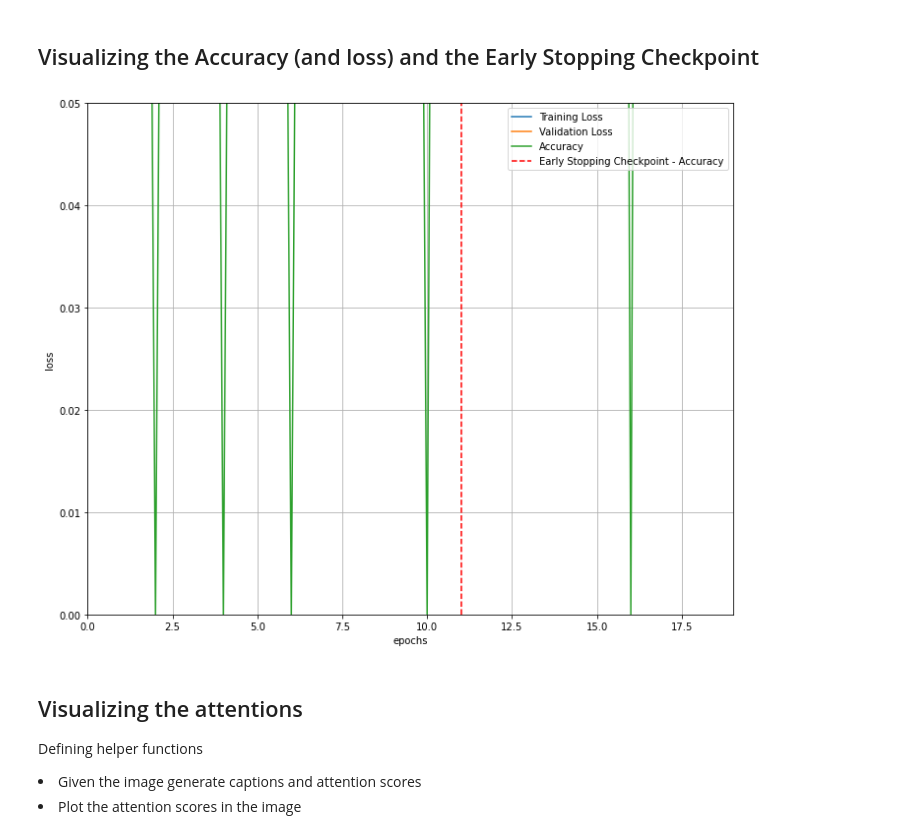
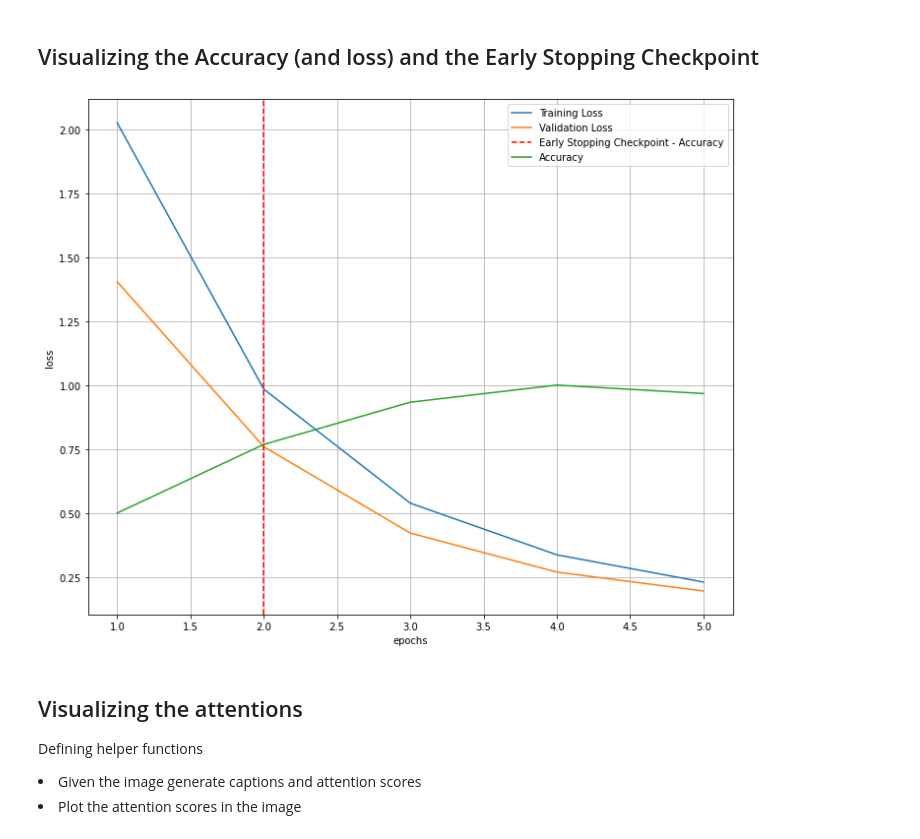
Before and after one commit to safaa-alnabulsi/coat-of-arms, a Jupyter notebook: notebooks/06-baseline-model-train-on-all.ipynb, the cells around one changed output. Drawn from its saved outputs; the diff is of its cells as text; code cells hidden in the pictures.

Commit message:
Fix the train_model

```diff
--- a/notebooks/06-baseline-model-train-on-all.ipynb
+++ b/notebooks/06-baseline-model-train-on-all.ipynb
@@ -49,8 +45,8 @@ https://www.kaggle.com/mdteach/torch-data-loader-flicker-8k
 # Split Data into Training/Test datasets
 # %%
 
-# data_location = '/home/space/datasets/COA/generated-data-api'
-data_location =  '/home/space/datasets/COA/generated-data-api-small'
+data_location = '/home/space/datasets/COA/generated-data-api'
+# data_location =  '/home/space/datasets/COA/generated-data-api-small'
 # data_location =  '../generated-data-api-small'
 caption_file = data_location + '/captions.txt'
 root_folder_images = data_location + '/images'
@@ -186,7 +171,7 @@ https://discuss.pytorch.org/t/understanding-transform-normalize/21730
 # %%
 
 print_time('\n ------------------------ \n before DataLoader')
-profiler = Profiler()
+profiler = Profiler(async_mode='disabled')
 
 profiler.start()
 train_loader, train_dataset = get_loader(
@@ -195,7 +180,7 @@ train_loader, train_dataset = get_loader(
     transform=None,  # <=======================
     num_workers=NUM_WORKER,
     vocab=vocab,
-    batch_size=128,
+    batch_size=256,
     device=device,
     pin_memory=False
 )
@@ -282,7 +267,7 @@ transform = T.Compose([
 ])
 # %%
 #Initiate the Dataset and Dataloader
-BATCH_SIZE = 256
+BATCH_SIZE = 518
 
 print_time('writing the dataloader')
 
@@ -362,11 +347,11 @@ model, optimizer, criterion = get_new_model(embed_size, vocab_size, attention_di
 ## Train the Model using Early Stopping
 # %%
 
-batch_size = 56
-n_epochs = 20
+batch_size = 256
+n_epochs = 5
 
 # early stopping patience; how long to wait after last time validation loss improved.
-patience = 5
+patience = 3
 device = torch.device("cuda" if torch.cuda.is_available() else "cpu")
 print(f'device is {device}')
 
@@ -410,32 +397,33 @@ plt.show()
 # %%
 # visualize the loss as the network trained
 fig = plt.figure(figsize=(10,8))
 plt.plot(range(1,len(train_loss)+1),train_loss, label='Training Loss')
 
-valid_loss_arr = list_of_tensors_to_numpy_arr(valid_loss)
-plt.plot(range(1,len(valid_loss_arr)+1),valid_loss_arr,label='Validation Loss')
+# valid_loss_arr = list_of_tensors_to_numpy_arr(valid_loss)
+plt.plot(range(1,len(valid_loss)+1),valid_loss, label='Validation Loss')
 
-# # find position of lowest validation loss
+# find position of lowest validation loss
 # minposs = valid_loss.index(min(valid_loss))+1
 # plt.axvline(minposs, linestyle='--', color='r',label='Early Stopping Checkpoint')
-
-plt.plot(range(1,len(avg_acc)+1),avg_acc,label='Accuracy')
 
 # find position of lowest validation loss
 maxposs = avg_acc.index(max(avg_acc))-1
 plt.axvline(maxposs, linestyle='--', color='r',label='Early Stopping Checkpoint - Accuracy')
 
+plt.plot(range(1,len(avg_acc)+1),avg_acc,label='Accuracy')
+
 plt.xlabel('epochs')
 plt.ylabel('loss')
-plt.ylim(0, 0.05) # consistent scale
-plt.xlim(0, len(train_loss)+1) # consistent scale
+# plt.ylim(0, 0.5) # consistent scale
+# plt.xlim(0, len(train_loss)+1) # consistent scale
 plt.grid(True)
 plt.legend()
 plt.tight_layout()
+
 plt.show()
 fig.savefig('loss_plot.png', bbox_inches='tight')
 # %% [output]
-[figure, old version]
+[figure, new version]
 # %% [markdown]
 ##  Visualizing the attentions
 Defining helper functions
```
Also changed, not shown: parts of 15 cells of this notebook, 2 other files.
